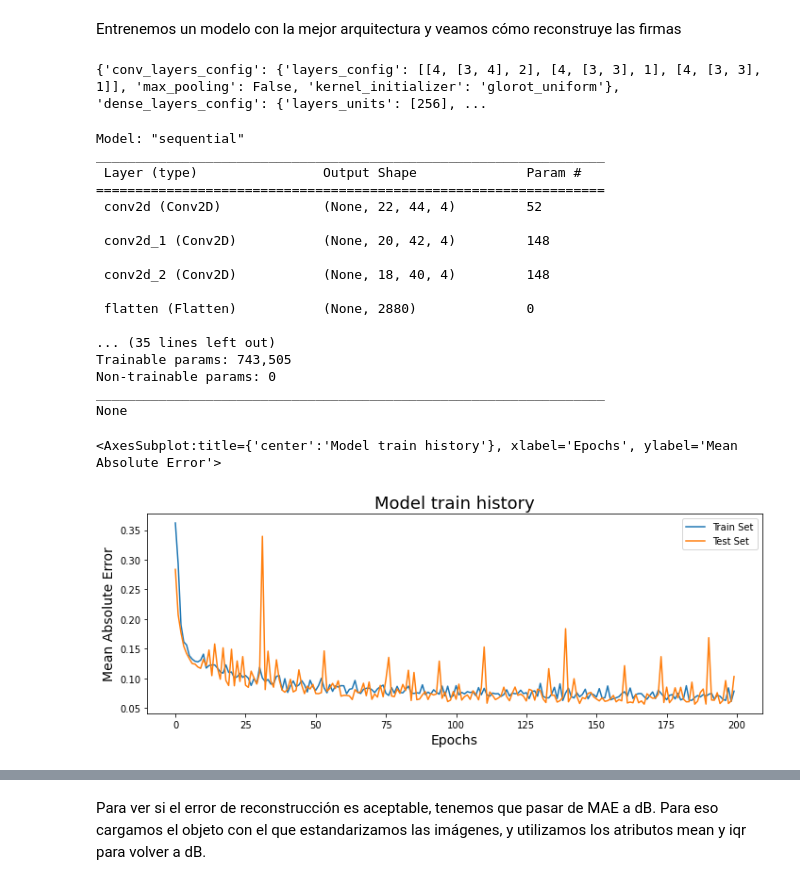
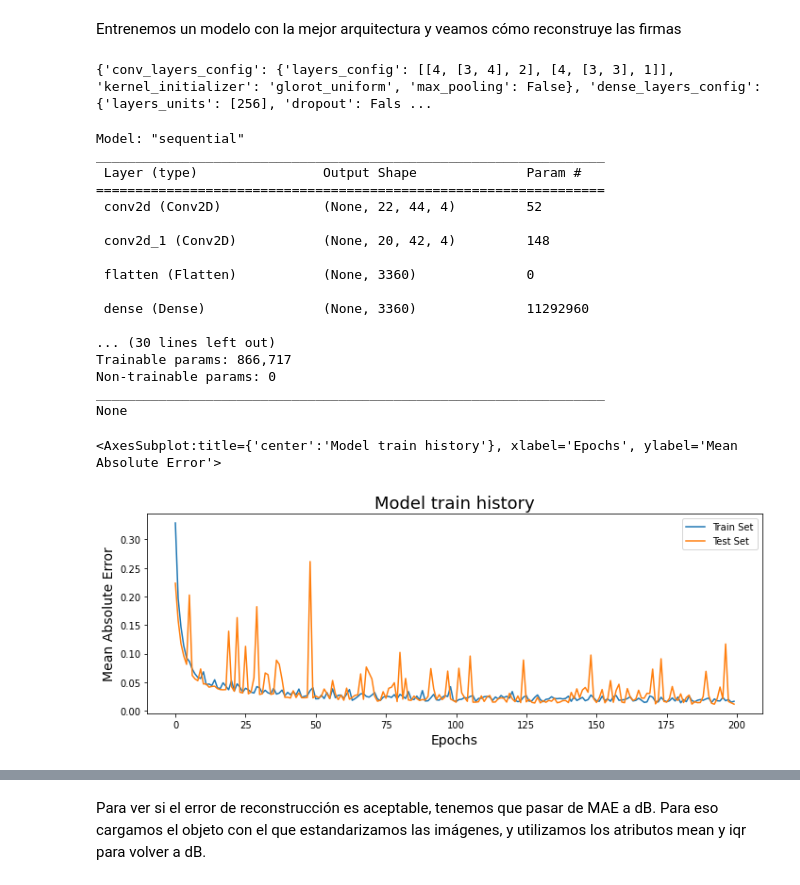
Before and after one commit to jotavecorta/DeepScatteringModels, a Jupyter notebook: notebooks/4.0-jv-spm-cae-arquitecture-optimization.ipynb, the cells around one changed output, grey strips where cells are left out. Cells and saved outputs as stored; diff of their text form; code cells hidden in the pictures.

```diff
--- a/notebooks/4.0-jv-spm-cae-arquitecture-optimization.ipynb
+++ b/notebooks/4.0-jv-spm-cae-arquitecture-optimization.ipynb
@@ -34,7 +34,8 @@ Cargamos los datos crudos, para poder cargarlos en un pipline que los estandaric
 raw_data_filename = "raw/spm_signatures_no_noise"
 raw_data = load_data(raw_data_filename)
 # %%
-data_dB = to_dB(raw_data)
+data_no_outliers = remove_outliers(raw_data, k=100)
+data_dB = to_dB(data_no_outliers)
 train_set, test_set = train_test_split(
     data_dB,
     test_size=.2,
@@ -189,7 +208,7 @@ best_configuration['conv_layers_config'].update({'max_pooling' : False})
 best_configuration['dense_layers_config'].update({'dropout' : False})
 print(best_configuration)
 # %% [output]
-{'conv_layers_config': {'layers_config': [[4, [3, 4], 2], [4, [3, 3], 1], [4, [3, 3], 1]], 'max_pooling': False, 'kernel_initializer': 'glorot_uniform'}, 'dense_layers_config': {'layers_units': [256], ...
+{'conv_layers_config': {'layers_config': [[4, [3, 4], 2], [4, [3, 3], 1]], 'kernel_initializer': 'glorot_uniform', 'max_pooling': False}, 'dense_layers_config': {'layers_units': [256], 'dropout': Fals ...
 # %%
 # Datos estandarizados con robust scaler
 rs_train_filename="processed/spm_signatures_beta_scale_train_set"
@@ -218,36 +237,36 @@ _________________________________________________________________
 
  conv2d_1 (Conv2D)           (None, 20, 42, 4)         148
 
- conv2d_2 (Conv2D)           (None, 18, 40, 4)         148
+ flatten (Flatten)           (None, 3360)              0
 
- flatten (Flatten)           (None, 2880)              0
+ dense (Dense)               (None, 3360)              11292960
 
-... (35 lines left out)
-Trainable params: 743,505
+... (30 lines left out)
+Trainable params: 866,717
 Non-trainable params: 0
 _________________________________________________________________
 None
 # %%
 # Compilamos y ajustamos nuestro modelo con los datos estandarizados
 best_cae.compile(
     optimizer='adam',
     loss=losses.MeanSquaredError(),
     metrics=['mean_absolute_error', 'mean_squared_error']
     )
 
 history = best_cae.fit(
     rscaled_train,
     rscaled_train,
     epochs=200,
-    batch_size=32,
+    batch_size=16,
     verbose=0,
     validation_data=(rscaled_test, rscaled_test)
     )
 
 plot_history(history)
 # %% [output]
 <AxesSubplot:title={'center':'Model train history'}, xlabel='Epochs', ylabel='Mean Absolute Error'>
-[figure, old version]
+[figure, new version]
 # %%
 tf.keras.backend.clear_session()
 del best_cae
```
Also changed, not shown: parts of 6 cells of this notebook, 4 other files.
